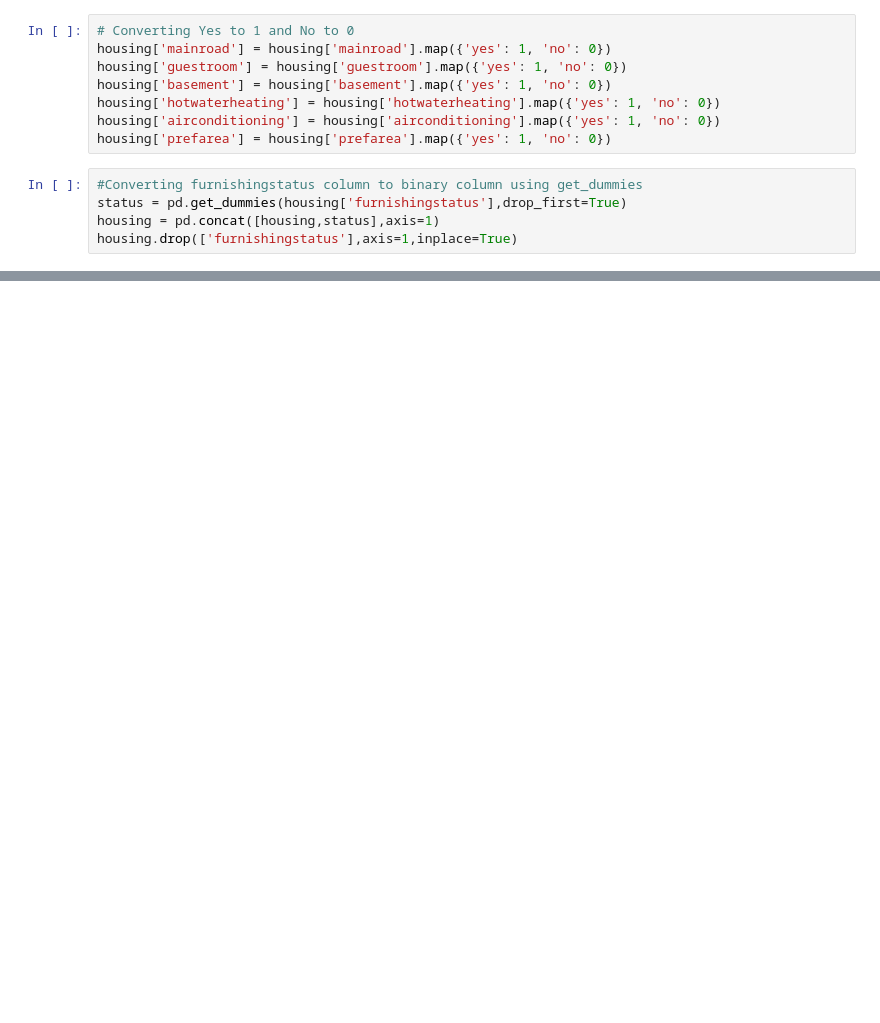
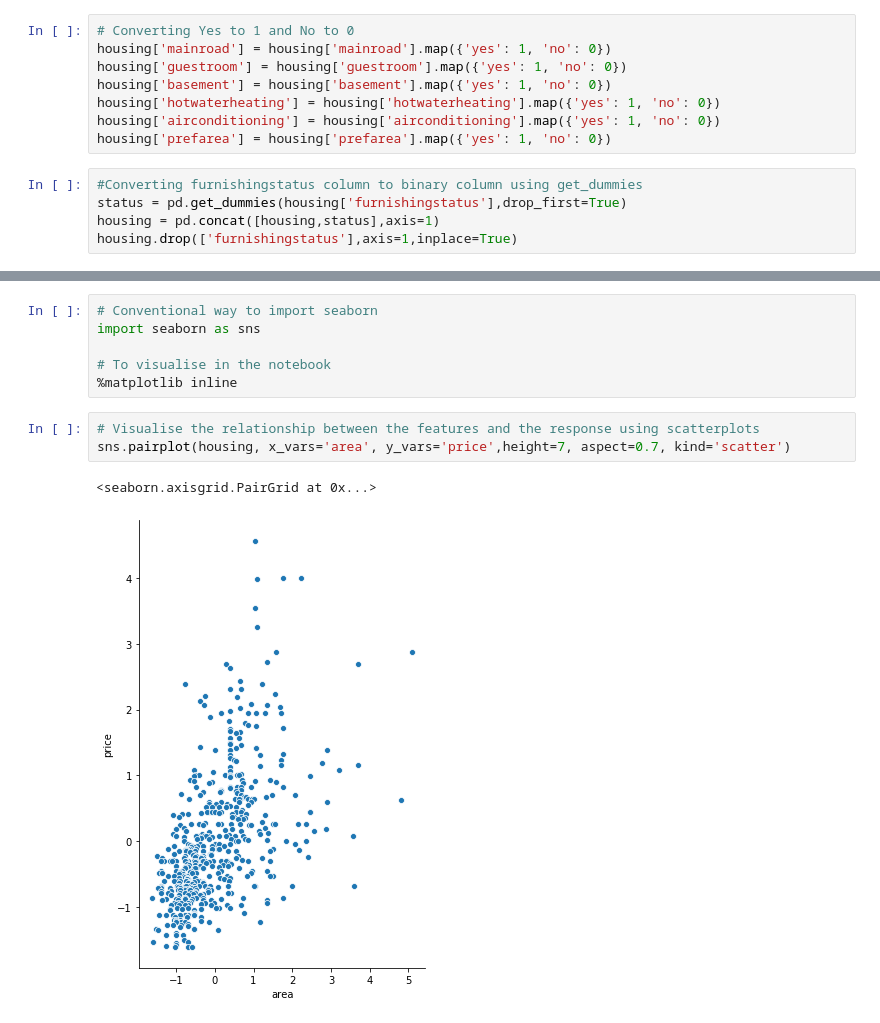
Before and after one commit to ArafatSabbir/Machine-Learning-with-Python-and-R, a Jupyter notebook: Gradient Descent/Gradient descent.ipynb, the cells around one changed output, grey strips where cells are left out. Saved outputs shown, nothing was run; the diff lists cells and outputs as text; blank space fills up the shorter version.

Commit message:
Simple linear regression and visualize.

```diff
--- a/Gradient Descent/Gradient descent.ipynb
+++ b/Gradient Descent/Gradient descent.ipynb
@@ -47,0 +55,12 @@ housing.head()
+# %%
+# Conventional way to import seaborn
+import seaborn as sns
+
+# To visualise in the notebook
+%matplotlib inline
+# %%
+# Visualise the relationship between the features and the response using scatterplots
+sns.pairplot(housing, x_vars='area', y_vars='price',height=7, aspect=0.7, kind='scatter')
+# %% [output]
+<seaborn.axisgrid.PairGrid at 0x...>
+[figure, added]
```
Also changed, not shown: parts of 1 cell of this notebook.
